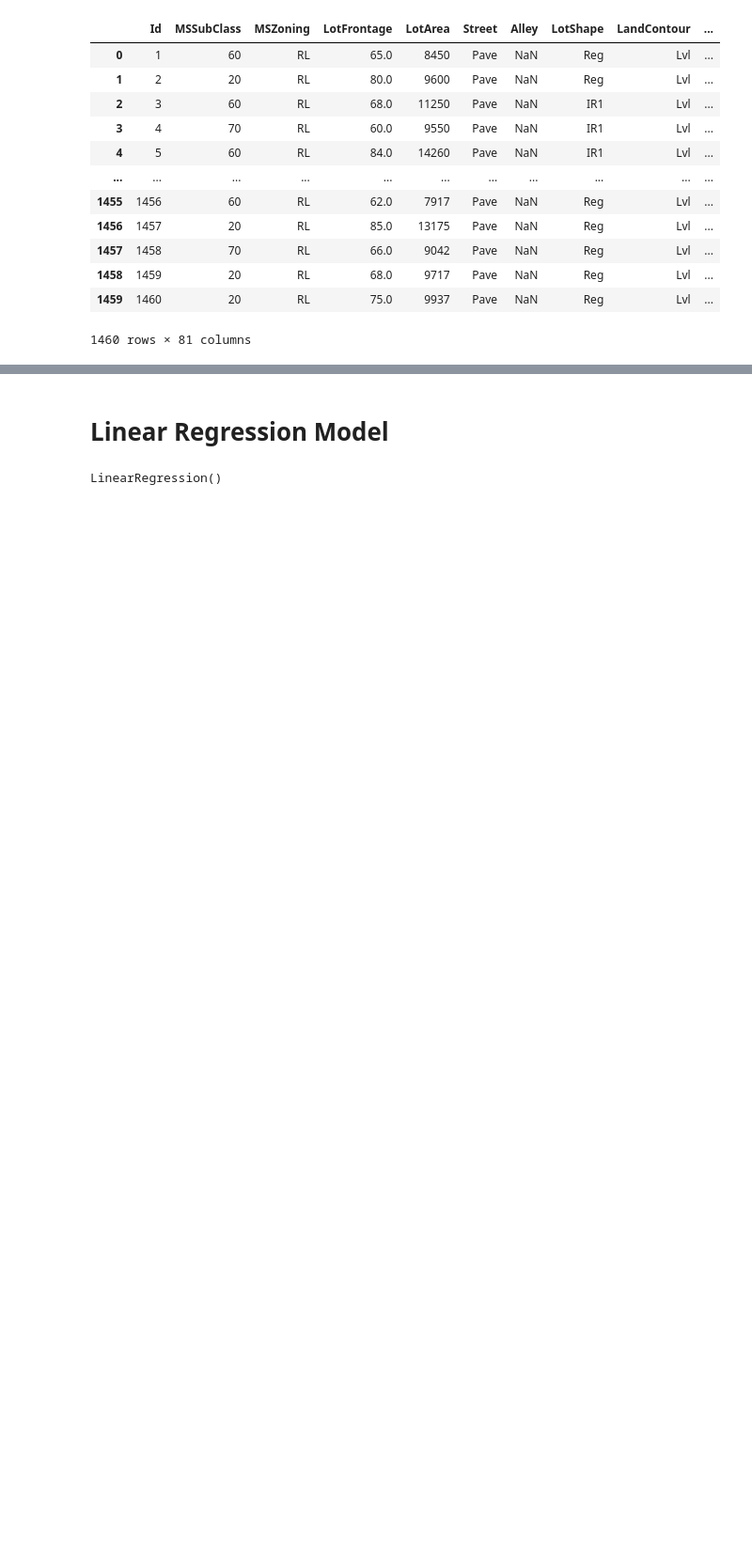
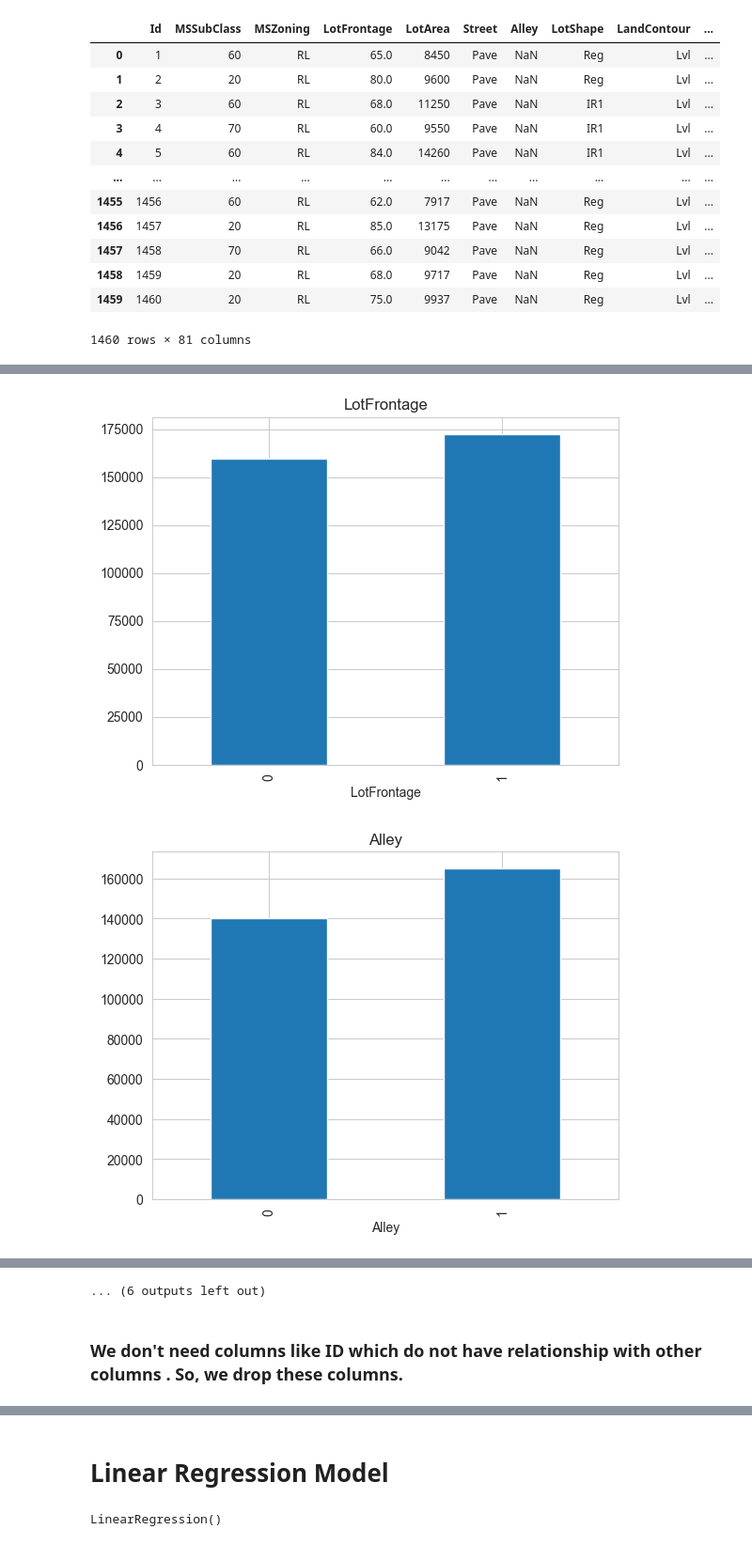
Before and after one commit to BibekRai44/Advanced-House-Price-Prediction, a Jupyter notebook: house-price-prediction.ipynb, the cells around one changed output, grey strips where cells are left out. Shown: that part at 94% size. Saved outputs shown, nothing was run; the diff lists cells and outputs as text; code cells hidden in the pictures; blank space fills up the shorter version.

```diff
--- a/house-price-prediction.ipynb
+++ b/house-price-prediction.ipynb
@@ -142,0 +168,14 @@ sns.histplot(data=df,x=df['LotArea'],y=df['SalePrice'],hue=df['SaleCondition'],p
+# %%
+for feature in misssing_values:
+    data = df.copy()
+
+    # let's make a variable that indicates 1 if the observation was missing or zero otherwise
+    data[feature] = np.where(data[feature].isnull(), 1, 0)
+
+    # let's calculate the mean SalePrice where the information is missing or present
+    data.groupby(feature)['SalePrice'].median().plot.bar()
+    plt.title(feature)
+    plt.show()
+# %% [output]
+[figure, added]
+[figure, added]
@@ -142,0 +192,3 @@ sns.histplot(data=df,x=df['LotArea'],y=df['SalePrice'],hue=df['SaleCondition'],p
+... (6 outputs left out)
+# %% [markdown]
+### We don't need columns like ID which do not have relationship with other columns . So, we drop these columns.
```
Also changed, not shown: parts of 19 cells of this notebook.
